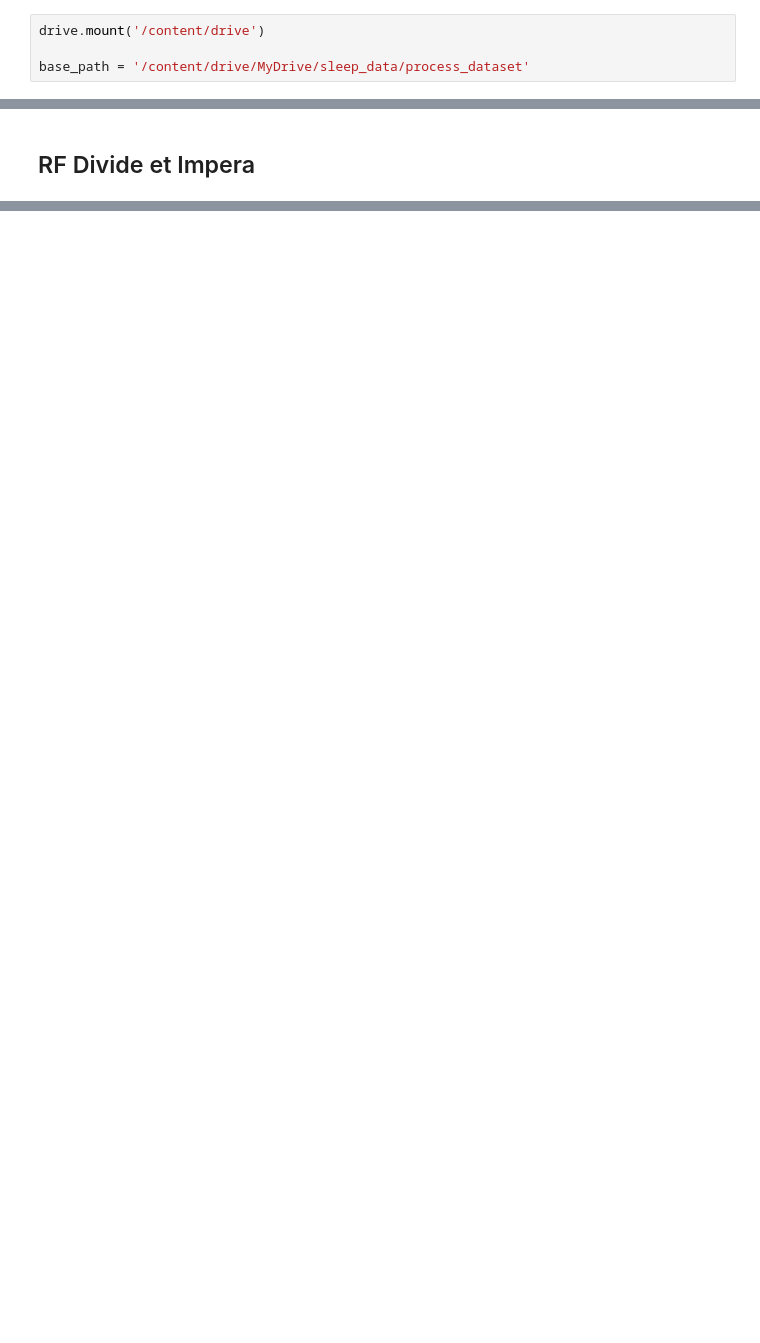
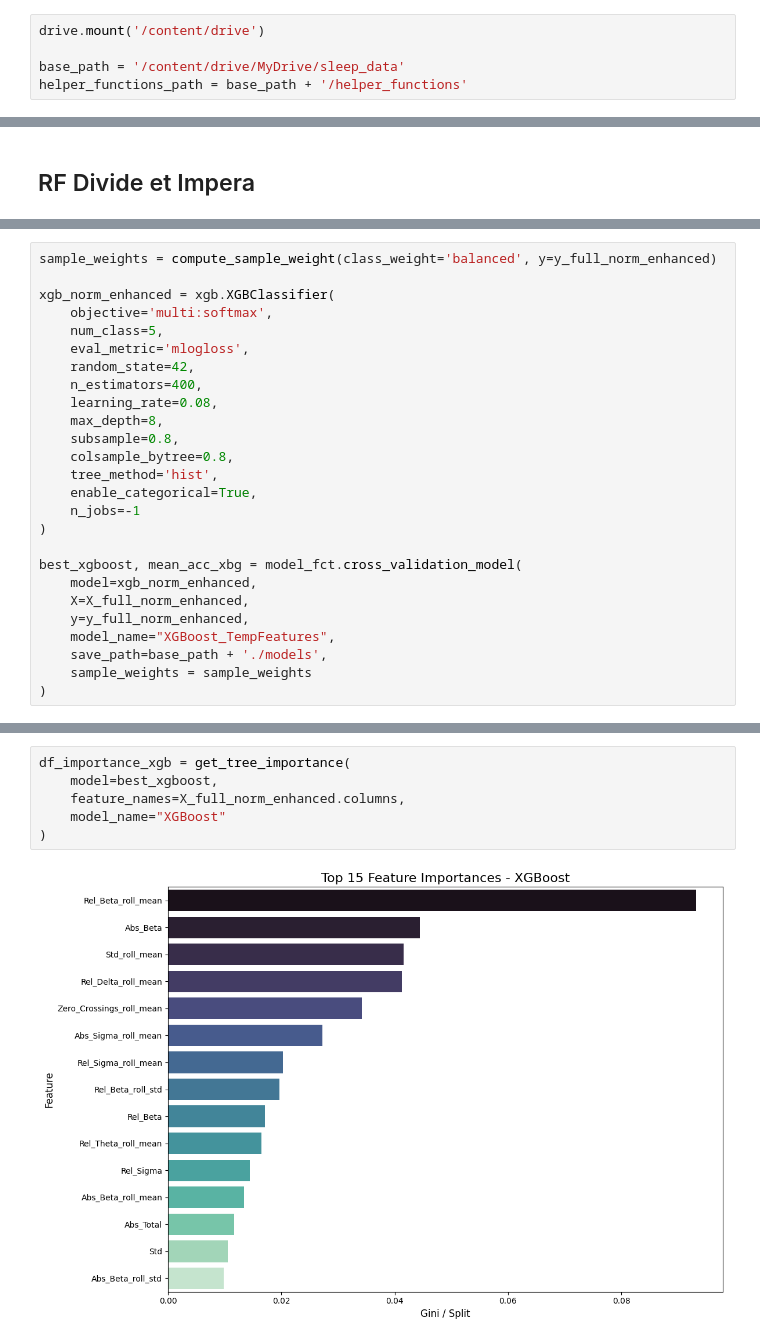
Before and after one commit to CarmenTheodoraCraciun/Sleep-Quality-Based-EEG-Signals, a Jupyter notebook: ml_models/2_Tree_based_models.ipynb, the cells around one changed output, grey strips where cells are left out. Cells and saved outputs as stored; diff of their text form; blank space fills up the shorter version.

```diff
--- a/ml_models/2_Tree_based_models.ipynb
+++ b/ml_models/2_Tree_based_models.ipynb
@@ -65,6 +58,7 @@ import lightgbm as lgb
 # %%
 drive.mount('/content/drive')
 
-base_path = '/content/drive/MyDrive/sleep_data/process_dataset'
+base_path = '/content/drive/MyDrive/sleep_data'
+helper_functions_path = base_path + '/helper_functions'
 # %% [output]
 Mounted at /content/drive
@@ -1003,0 +870,26 @@ evaluete_model(df_eval_test['Label'], df_eval_test['Pred_Smooth'])
+# %%
+sample_weights = compute_sample_weight(class_weight='balanced', y=y_full_norm_enhanced)
+
+xgb_norm_enhanced = xgb.XGBClassifier(
+    objective='multi:softmax',
+    num_class=5,
+    eval_metric='mlogloss',
+    random_state=42,
+    n_estimators=400,
+    learning_rate=0.08,
+    max_depth=8,
+    subsample=0.8,
+    colsample_bytree=0.8,
+    tree_method='hist',
+    enable_categorical=True,
+    n_jobs=-1
+)
+
+best_xgboost, mean_acc_xbg = model_fct.cross_validation_model(
+    model=xgb_norm_enhanced,
+    X=X_full_norm_enhanced,
+    y=y_full_norm_enhanced,
+    model_name="XGBoost_TempFeatures",
+    save_path=base_path + './models',
+    sample_weights = sample_weights
+)
@@ -1003,0 +901,8 @@ evaluete_model(df_eval_test['Label'], df_eval_test['Pred_Smooth'])
+# %%
+df_importance_xgb = get_tree_importance(
+    model=best_xgboost,
+    feature_names=X_full_norm_enhanced.columns,
+    model_name="XGBoost"
+)
+# %% [output]
+[figure, added]
```
Also changed, not shown: parts of 65 cells of this notebook.
